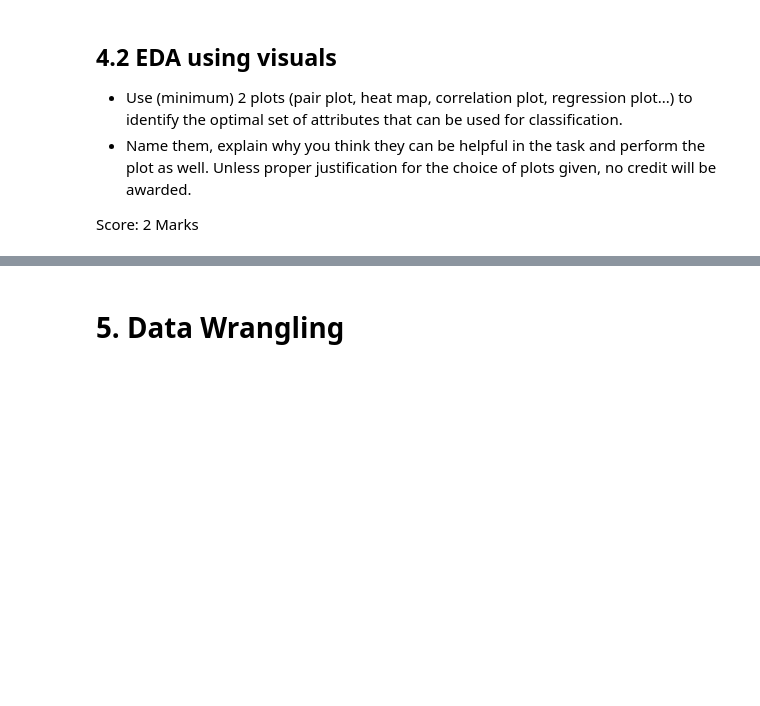
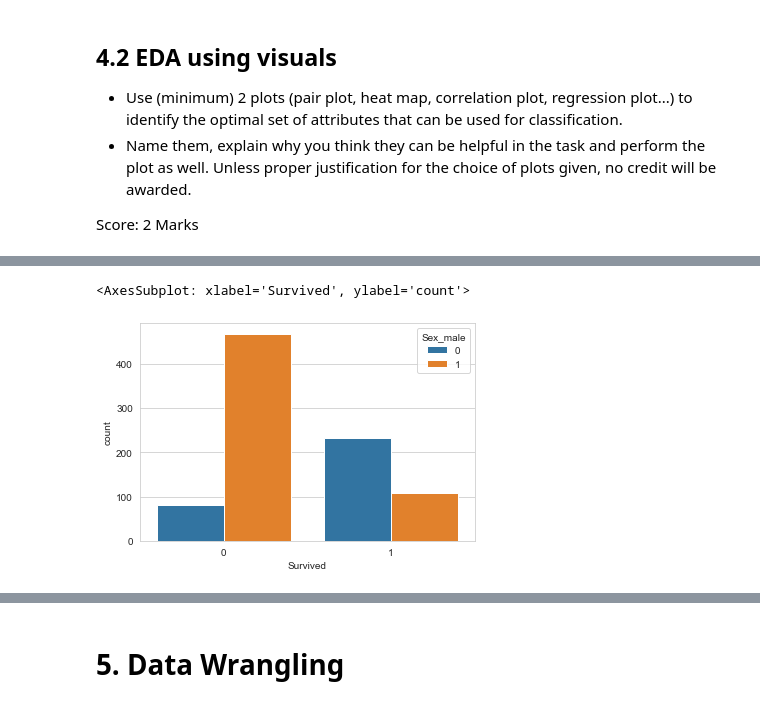
Before and after one commit to captrip/IDS-Assignment, a Jupyter notebook: IDS_Assignment_DSE-Sem2-1.ipynb, the cells around one changed output, grey strips where cells are left out. Cells and saved outputs as stored; diff of their text form; code cells hidden in the pictures; blank space fills up the shorter version.

```diff
--- a/IDS_Assignment_DSE-Sem2-1.ipynb
+++ b/IDS_Assignment_DSE-Sem2-1.ipynb
@@ -309,0 +315,5 @@ Score: 2 Marks
+# %%
+sns.countplot(data=ti,x='Survived',hue='Sex_male')
+# %% [output]
+<AxesSubplot: xlabel='Survived', ylabel='count'>
+[figure, added]
```
Also changed, not shown: parts of 8 cells of this notebook.
